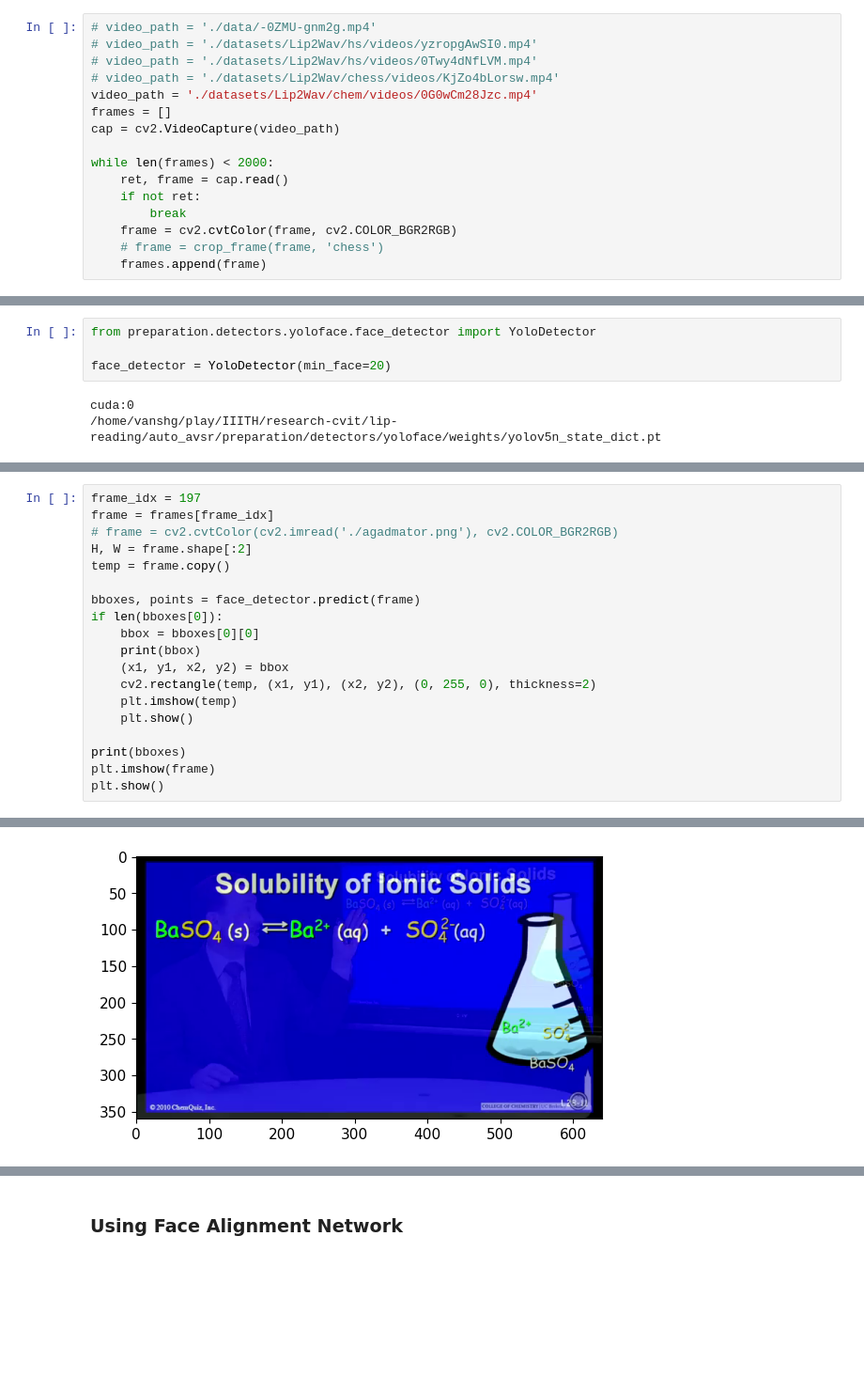
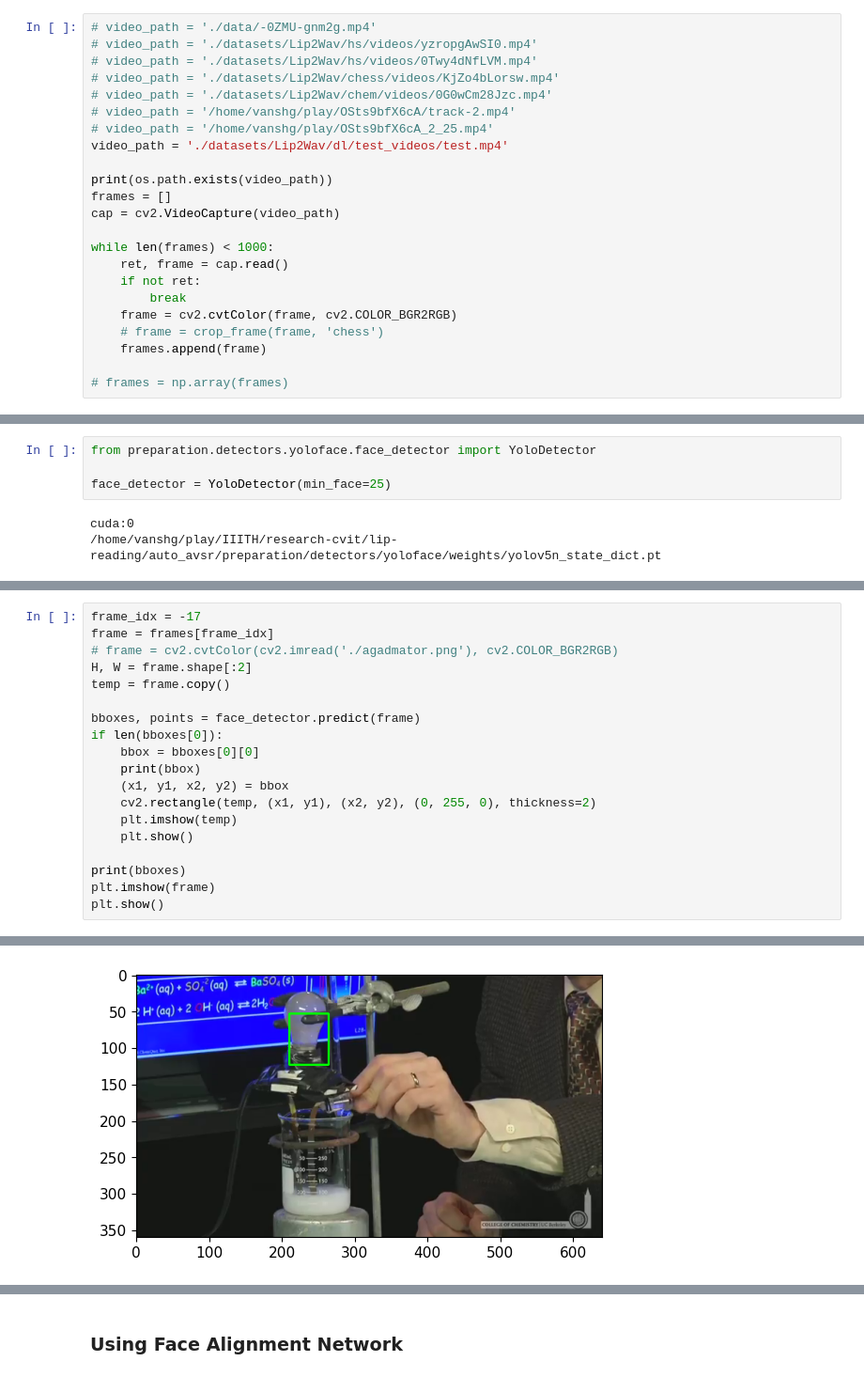
Before and after one commit to vanshg1729/auto_avsr, a Jupyter notebook: preprocess.ipynb, the cells around one changed output, grey strips where cells are left out. Shown at 94% size. Cells and saved outputs as stored; diff of their text form; blank space fills up the shorter version.

```diff
--- a/preprocess.ipynb
+++ b/preprocess.ipynb
@@ -51,14 +51,21 @@ def crop_frame(frame, speaker):
 # video_path = './datasets/Lip2Wav/hs/videos/yzropgAwSI0.mp4'
 # video_path = './datasets/Lip2Wav/hs/videos/0Twy4dNfLVM.mp4'
 # video_path = './datasets/Lip2Wav/chess/videos/KjZo4bLorsw.mp4'
-video_path = './datasets/Lip2Wav/chem/videos/0G0wCm28Jzc.mp4'
+# video_path = './datasets/Lip2Wav/chem/videos/0G0wCm28Jzc.mp4'
+# video_path = '/home/vanshg/play/OSts9bfX6cA/track-2.mp4'
+# video_path = '/home/vanshg/play/OSts9bfX6cA_2_25.mp4'
+video_path = './datasets/Lip2Wav/dl/test_videos/test.mp4'
+
+print(os.path.exists(video_path))
 frames = []
 cap = cv2.VideoCapture(video_path)
 
-while len(frames) < 2000:
+while len(frames) < 1000:
     ret, frame = cap.read()
     if not ret:
         break
     frame = cv2.cvtColor(frame, cv2.COLOR_BGR2RGB)
     # frame = crop_frame(frame, 'chess')
     frames.append(frame)
+
+# frames = np.array(frames)
@@ -315,7 +333,7 @@ def get_batch_prediction_yolov5(frames, face_detector):
 # %%
 from preparation.detectors.yoloface.face_detector import YoloDetector
 
-face_detector = YoloDetector(min_face=20)
+face_detector = YoloDetector(min_face=25)
 # %% [output]
 cuda:0
 /home/vanshg/play/IIITH/research-cvit/lip-reading/auto_avsr/preparation/detectors/yoloface/weights/yolov5n_state_dict.pt
@@ -330,5 +350,5 @@ print(bboxes)
 # %%
-frame_idx = 197
+frame_idx = -17
 frame = frames[frame_idx]
 # frame = cv2.cvtColor(cv2.imread('./agadmator.png'), cv2.COLOR_BGR2RGB)
 H, W = frame.shape[:2]
@@ -351 +371 @@ plt.show()
-[figure, old version]
+[figure, new version]
```
Also changed, not shown: parts of 13 cells of this notebook, 9 other files.
